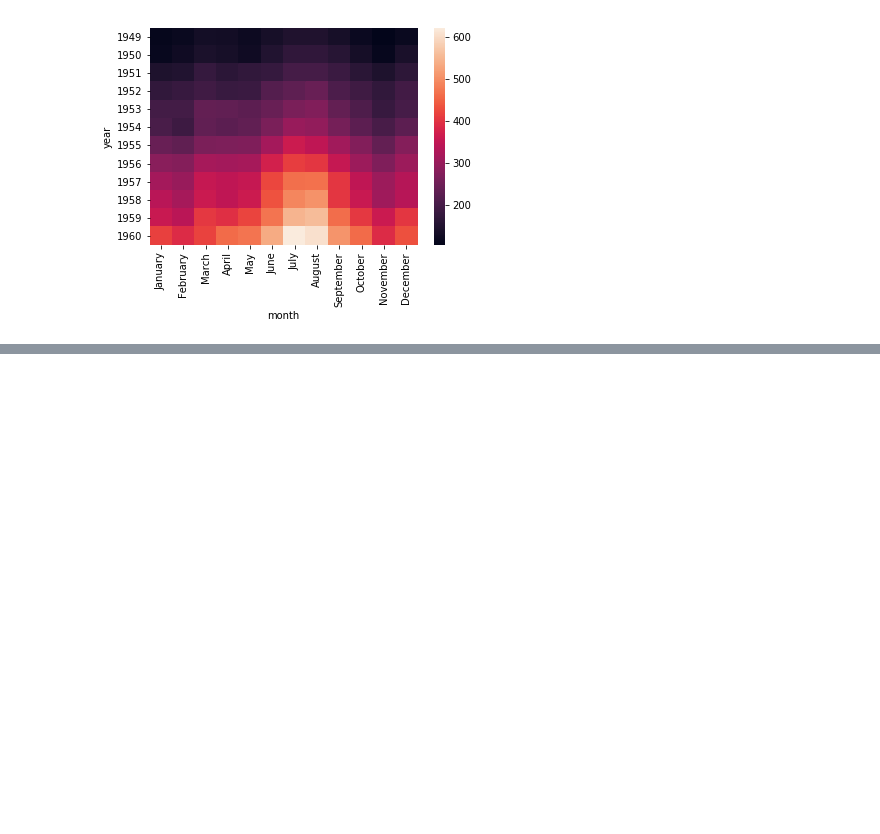
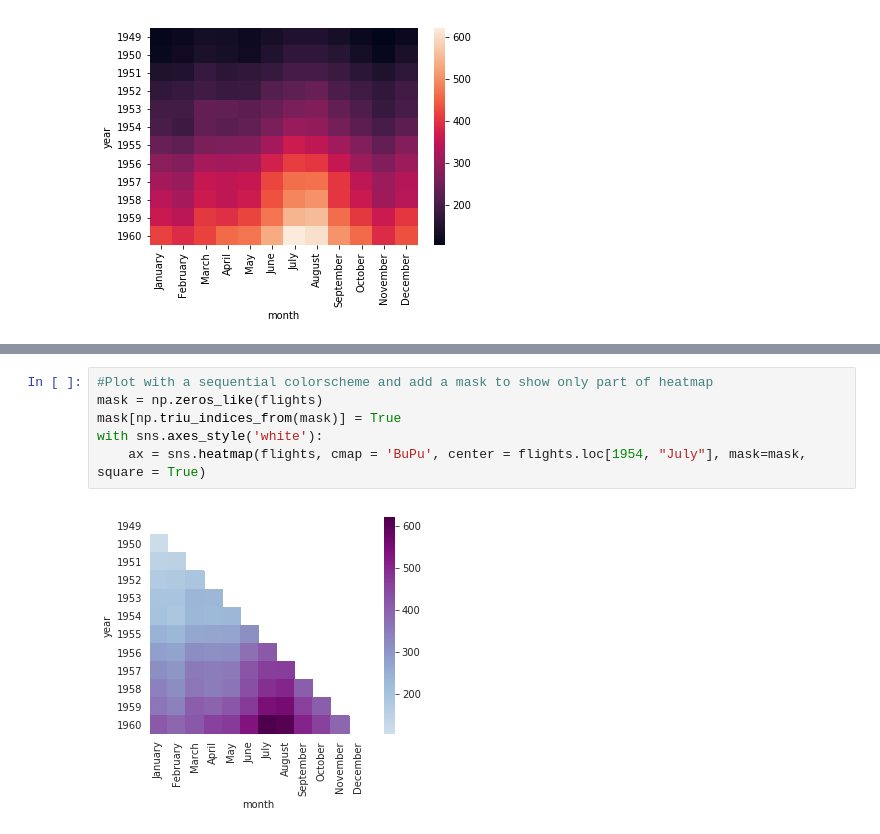
Before and after one commit to PeterDeWeirdt/GPPlotting, a Jupyter notebook: notebooks/heatmaps.ipynb, the cells around one changed output, grey strips where cells are left out. Drawn from its saved outputs; the diff is of its cells as text; blank space fills up the shorter version.

```diff
--- a/notebooks/heatmaps.ipynb
+++ b/notebooks/heatmaps.ipynb
@@ -51,0 +59,8 @@ ax = sns.heatmap(flights, annot=True, fmt = 'd')
+# %%
+#Plot with a sequential colorscheme and add a mask to show only part of heatmap
+mask = np.zeros_like(flights)
+mask[np.triu_indices_from(mask)] = True
+with sns.axes_style('white'):
+    ax = sns.heatmap(flights, cmap = 'BuPu', center = flights.loc[1954, "July"], mask=mask, square = True)
+# %% [output]
+[figure, added]
```
Also changed, not shown: parts of 7 cells of this notebook.
